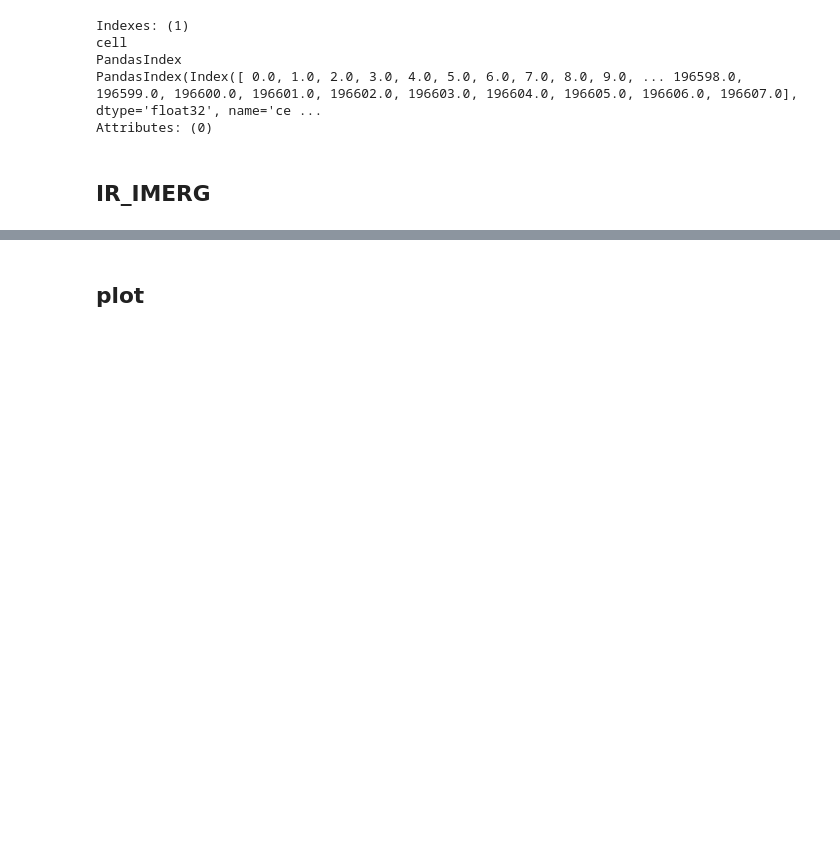
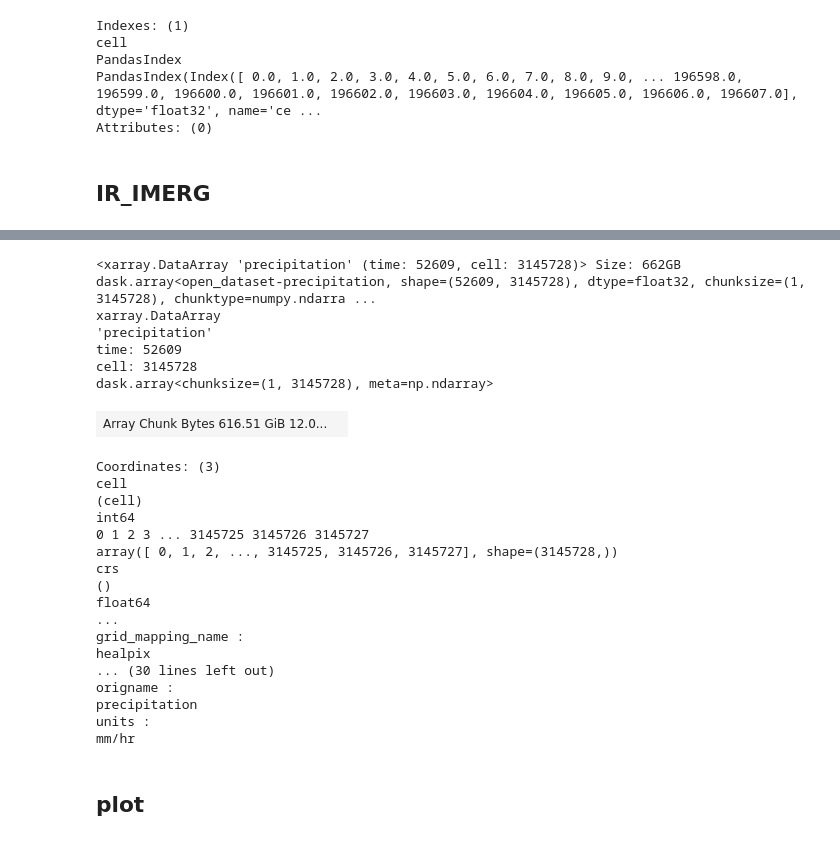
Before and after one commit to 21centuryweather/hk25-AusNode-TConvZones, a Jupyter notebook: notebooks/SC_01_test.ipynb, the cells around one changed output, grey strips where cells are left out. Drawn from its saved outputs; the diff is of its cells as text; code cells hidden in the pictures; blank space fills up the shorter version.

```diff
--- a/notebooks/SC_01_test.ipynb
+++ b/notebooks/SC_01_test.ipynb
@@ -203,6 +219,31 @@ pd.DataFrame(cat["ERA5"].describe()["user_parameters"])
 # %%
-ds_era5 = cat["ERA5"](zoom=7).to_dask()
-ds_era5.tp
+ds_irimerg = cat["IR_IMERG"].to_dask()
+ds_irimerg.precipitation
+# %% [output]
+<xarray.DataArray 'precipitation' (time: 52609, cell: 3145728)> Size: 662GB dask.array<open_dataset-precipitation, shape=(52609, 3145728), dtype=float32, chunksize=(1, 3145728), chunktype=numpy.ndarra ...
+xarray.DataArray
+'precipitation'
+time: 52609
+cell: 3145728
+dask.array<chunksize=(1, 3145728), meta=np.ndarray>
+| Array Chunk Bytes 616.51 GiB 12.0... |  |
+Coordinates: (3)
+cell
+(cell)
+int64
+0 1 2 3 ... 3145725 3145726 3145727
+array([ 0, 1, 2, ..., 3145725, 3145726, 3145727], shape=(3145728,))
+crs
+()
+float64
+...
+grid_mapping_name :
+healpix
+... (30 lines left out)
+origname :
+precipitation
+units :
+mm/hr
 # %%
 mean_precip_era5 = ds_era5["tp"].sel(time=slice("2020-01-01", "2021-02-28")).mean(dim="time") * 86400
 mean_precip_era5
```
Also changed, not shown: parts of 4 cells of this notebook.
